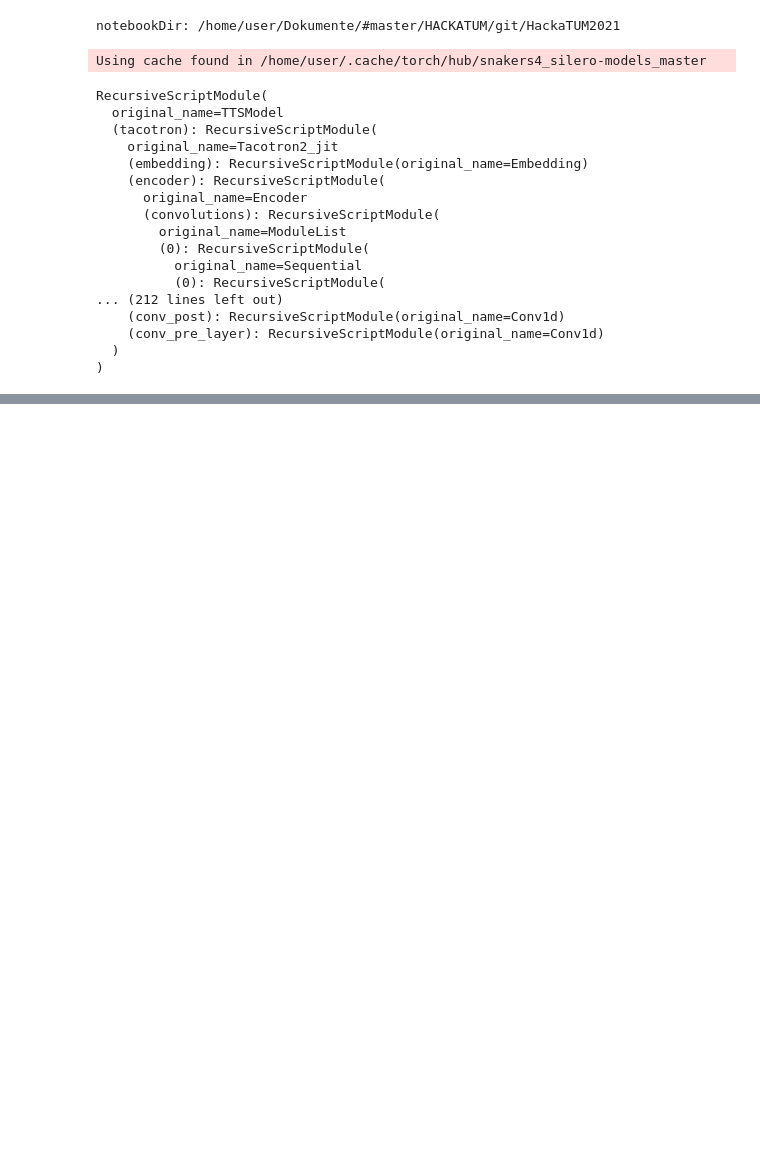
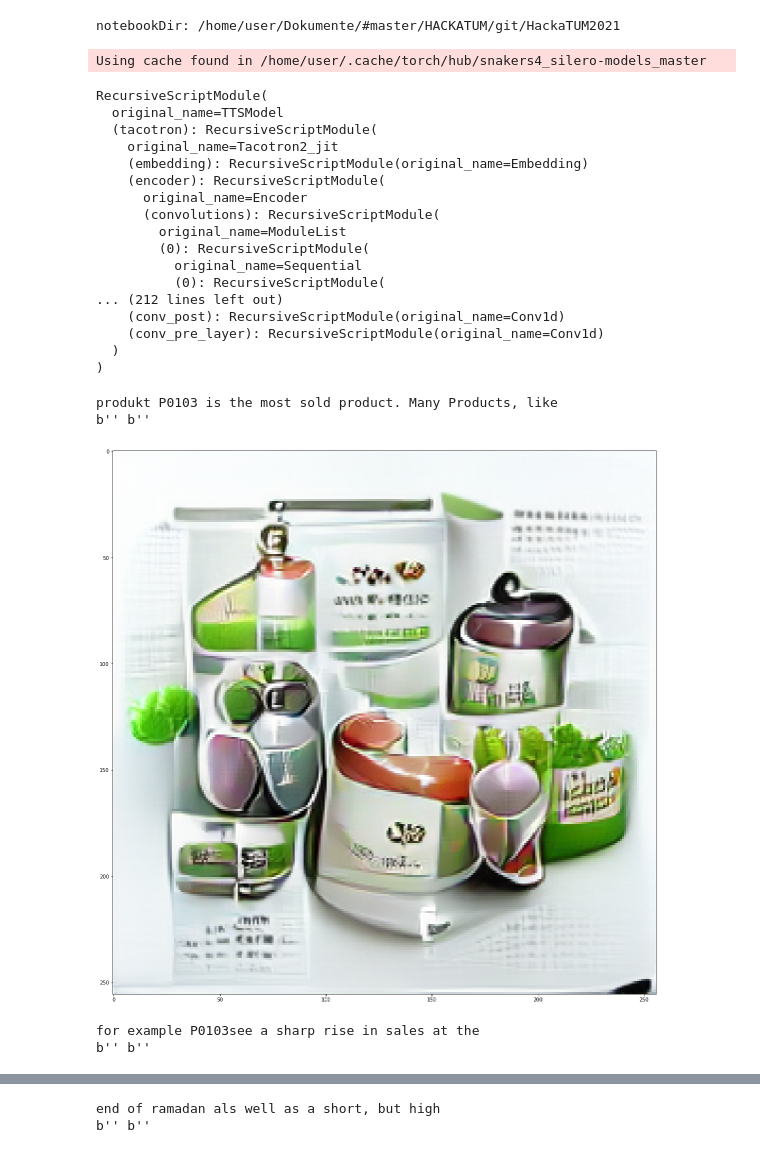
Before and after one commit to MoritzSchueler96/HackaTUM2021, a Jupyter notebook: Allet_zusammen.ipynb, the cells around one changed output, grey strips where cells are left out. Cells and saved outputs as stored; diff of their text form; code cells hidden in the pictures; blank space fills up the shorter version.

```diff
--- a/Allet_zusammen.ipynb
+++ b/Allet_zusammen.ipynb
@@ -34,3 +25,12 @@ PATH="../output/vqgan/gen.png"
+# %%
+PROMPT = '''produkt P0103 is the most sold product.
+
+Many Products, like for example P0103 see a sharp rise in sales at the end of ramadan als well as a short, but high peak around christmas
+
+promotions do not correlate well with high sales numbers
+'''
+n=1
+PATH="../output/vqgan/gen.png"
 # %%
 cmd = '''python -u main.py test cc12m_32x1024_vitgan.th "''' + PROMPT + '''"''' + ''' --nb-repeats=''' + str(n) + ''' --out-path=''' + PATH + ''' --images-per-row=''' + str(n)
 
@@ -69,3 +69,72 @@ RecursiveScriptModule(
     (conv_pre_layer): RecursiveScriptModule(original_name=Conv1d)
   )
 )
+# %%
+res1 = []
+
+chunkx = 10
+for i in range(max(round(len(PROMPT.split())/chunkx)+1,1)):
+    print(' '.join(PROMPT.split()[i*chunkx:(i+1)*chunkx]))
+    audio = apply_tts(texts=' '.join(PROMPT.split()[i*chunkx:(i+1)*chunkx]),
+                  model=model,
+                  sample_rate=sample_rate,
+                  symbols=symbols,
+                  device=device)
+    #print(list(audio[0].numpy().flatten()))
+
+    res1.extend(list(audio[0].numpy().flatten()))
+
+
+    cmd = '''python -u main.py test cc12m_32x1024_vitgan.th "''' + str(' '.join(PROMPT.split()[i*chunkx:(i+1)*chunkx])) + '''"''' + ''' --nb-repeats=''' + str(n) + ''' --out-path=''' + PATH + ''' --images-per-row=''' + str(n)
+
+    p = subprocess.Popen(cmd, stdout=subprocess.PIPE, shell=True, stderr=subprocess.PIPE)
+    stdout, stderr = p.communicate()
+    print(stdout, stderr)
+
+    plt.figure(figsize = (20,20))
+    img = mpimg.imread('../output/vqgan/gen.png')
+
+    cmd = '''cp ../output/vqgan/gen.png ../output/vqgan/''' + str(i) + '''.png'''
+
+    p = subprocess.Popen(cmd, stdout=subprocess.PIPE, shell=True, stderr=subprocess.PIPE)
+    stdout, stderr = p.communicate()
+    print(stdout, stderr)
+    imgplot = plt.imshow(img)
+    plt.show()
+
+
+os.chdir("../output/vqgan/")
+scipy.io.wavfile.write("karplus.wav", 16000, np.asarray(res1))
+command = f"ffmpeg -i karplus.wav -vn -ar 44100 -ac 2 -b:a 192k output.mp3"
+os.system(command)
+
+import glob
+
+files_grabbed = glob.glob("*.png")
+
+files_grabbed.sort()
+files_grabbed = files_grabbed[:-1]
+clips = [ImageClip(m).set_duration(0.3*chunkx)
+         for m in files_grabbed]
+
+
+
+concat_clip = concatenate_videoclips(clips, method="compose")
+
+
+
+audioclip = AudioFileClip("output.mp3")
+
+new_audioclip = CompositeAudioClip([audioclip])
+concat_clip.audio = new_audioclip
+
+
+
+
+concat_clip.write_videofile("./test.mp4", fps=24)
+# %% [output]
+produkt P0103 is the most sold product. Many Products, like
+b'' b''
+[figure, added]
+for example P0103see a sharp rise in sales at the
+b'' b''
@@ -71,0 +142,2 @@ RecursiveScriptModule(
+end of ramadan als well as a short, but high
+b'' b''
```
Also changed, not shown: parts of 9 cells of this notebook.
